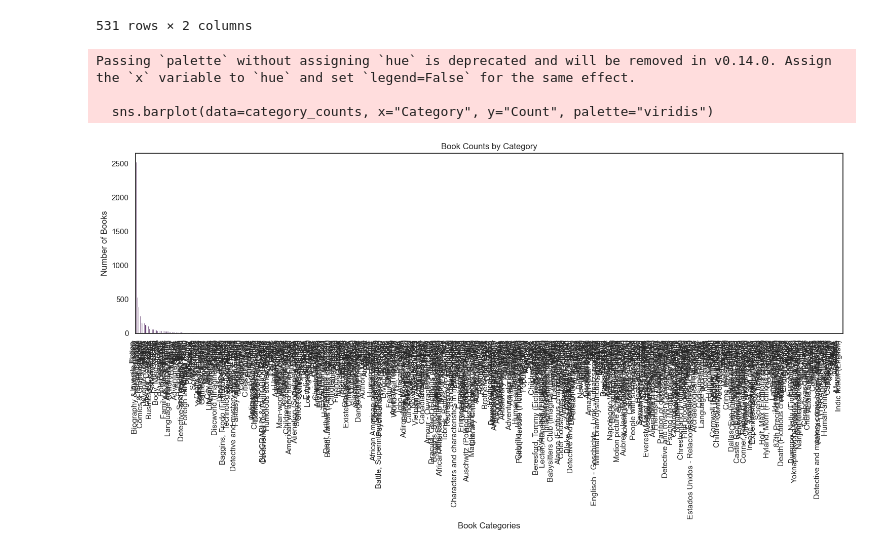
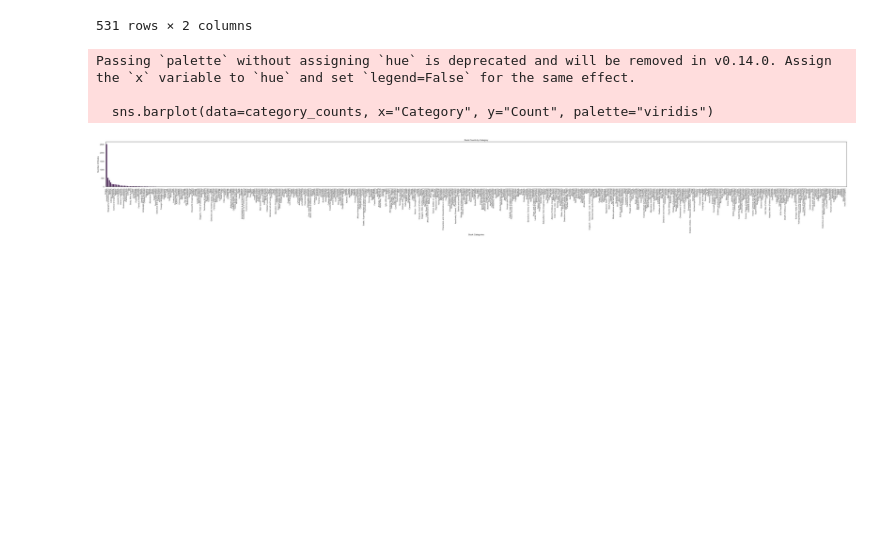
Before and after one commit to kishita1810/Semantic-book-recommender, a Jupyter notebook: data_exploration.ipynb, the cells around one changed output. Cells and saved outputs as stored; diff of their text form; code cells hidden in the pictures; blank space fills up the shorter version.

```diff
--- a/data_exploration.ipynb
+++ b/data_exploration.ipynb
@@ -266,22 +274,22 @@ book_missing["categories"].value_counts().reset_index().sort_values("count", asc
 # %%
 # Get category counts
 category_counts = book_missing["categories"].value_counts().reset_index()
 category_counts.columns = ["Category", "Count"]  # Rename columns
 category_counts = category_counts.sort_values("Count", ascending=False)  # Sort in descending order
 
 # Plot the bar chart
-plt.figure(figsize=(15, 8))  # Increase figure size for readability
+plt.figure(figsize=(60, 8))  # Increase figure size for readability
 sns.barplot(data=category_counts, x="Category", y="Count", palette="viridis")
 
 plt.xticks(rotation=90, ha="right")  # Rotate x-axis labels for better readability
 plt.xlabel("Book Categories")
 plt.ylabel("Number of Books")
 plt.title("Book Counts by Category")
 plt.tight_layout()  # Adjust layout to prevent label cutoff
 
 plt.show()
 # %% [output]
 Passing `palette` without assigning `hue` is deprecated and will be removed in v0.14.0. Assign the `x` variable to `hue` and set `legend=False` for the same effect.
 
   sns.barplot(data=category_counts, x="Category", y="Count", palette="viridis")
-[figure, old version]
+[figure, new version]
```
Also changed, not shown: parts of 19 cells of this notebook, 1 other file.
